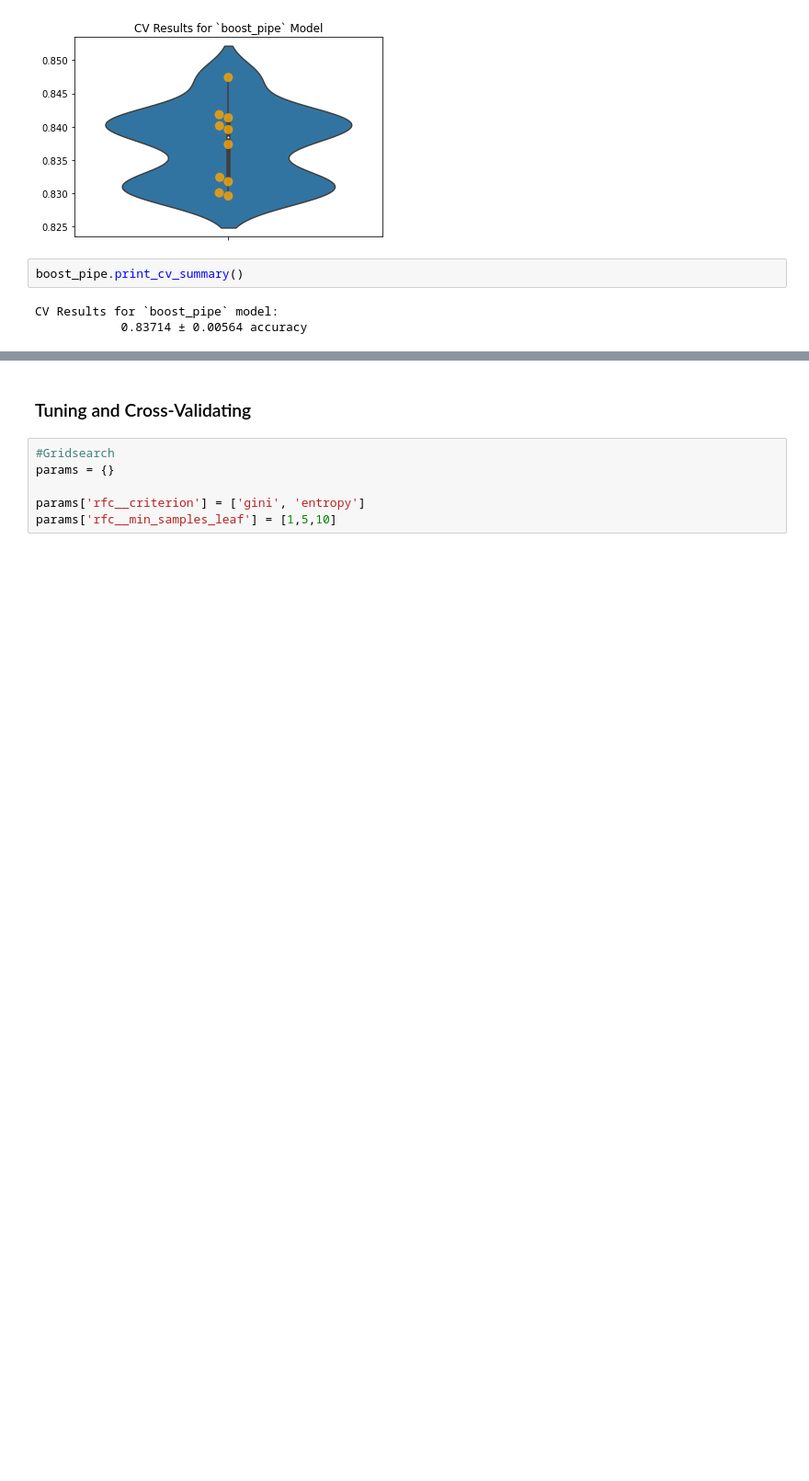
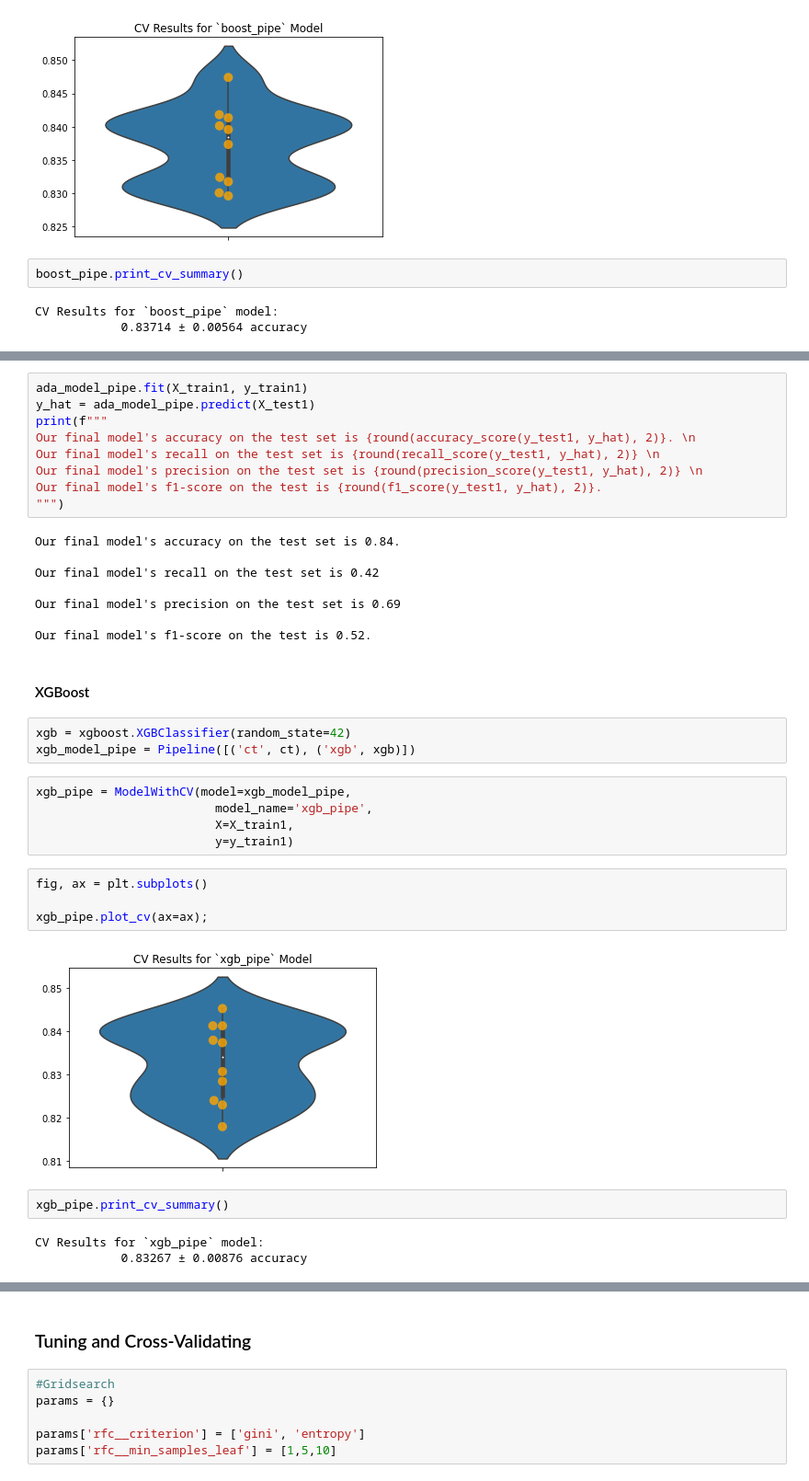
Before and after one commit to ZachRauch/Flu-Shot-Learning, a Jupyter notebook: Workspace/Workflow_With_Pipelines.ipynb, the cells around one changed output, grey strips where cells are left out. Shown at 92% size. Cells and saved outputs as stored; diff of their text form; blank space fills up the shorter version.

```diff
--- a/Workspace/Workflow_With_Pipelines.ipynb
+++ b/Workspace/Workflow_With_Pipelines.ipynb
@@ -436,0 +563,38 @@ CV Results for `boost_pipe` model:
+# %%
+ada_model_pipe.fit(X_train1, y_train1)
+y_hat = ada_model_pipe.predict(X_test1)
+print(f"""
+Our final model's accuracy on the test set is {round(accuracy_score(y_test1, y_hat), 2)}. \n
+Our final model's recall on the test set is {round(recall_score(y_test1, y_hat), 2)} \n
+Our final model's precision on the test set is {round(precision_score(y_test1, y_hat), 2)} \n
+Our final model's f1-score on the test is {round(f1_score(y_test1, y_hat), 2)}.
+""")
+# %% [output]
+Our final model's accuracy on the test set is 0.84.
+
+Our final model's recall on the test set is 0.42
+
+Our final model's precision on the test set is 0.69
+
+Our final model's f1-score on the test is 0.52.
+# %% [markdown]
+#### XGBoost
+# %%
+xgb = xgboost.XGBClassifier(random_state=42)
+xgb_model_pipe = Pipeline([('ct', ct), ('xgb', xgb)])
+# %%
+xgb_pipe = ModelWithCV(model=xgb_model_pipe,
+                         model_name='xgb_pipe',
+                         X=X_train1,
+                         y=y_train1)
+# %%
+fig, ax = plt.subplots()
+
+xgb_pipe.plot_cv(ax=ax);
+# %% [output]
+[figure, added]
+# %%
+xgb_pipe.print_cv_summary()
+# %% [output]
+CV Results for `xgb_pipe` model:
+            0.83267 ± 0.00876 accuracy
```
Also changed, not shown: parts of 62 cells of this notebook.
